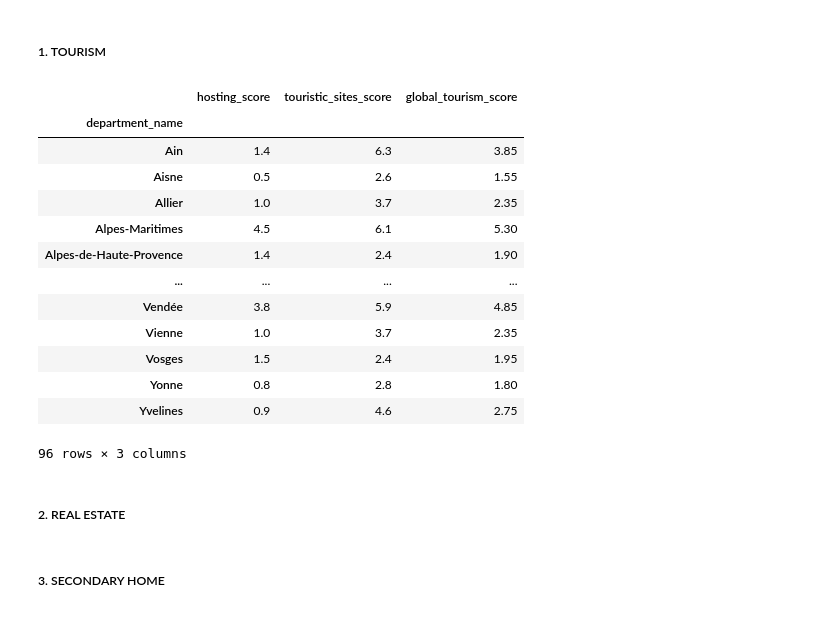
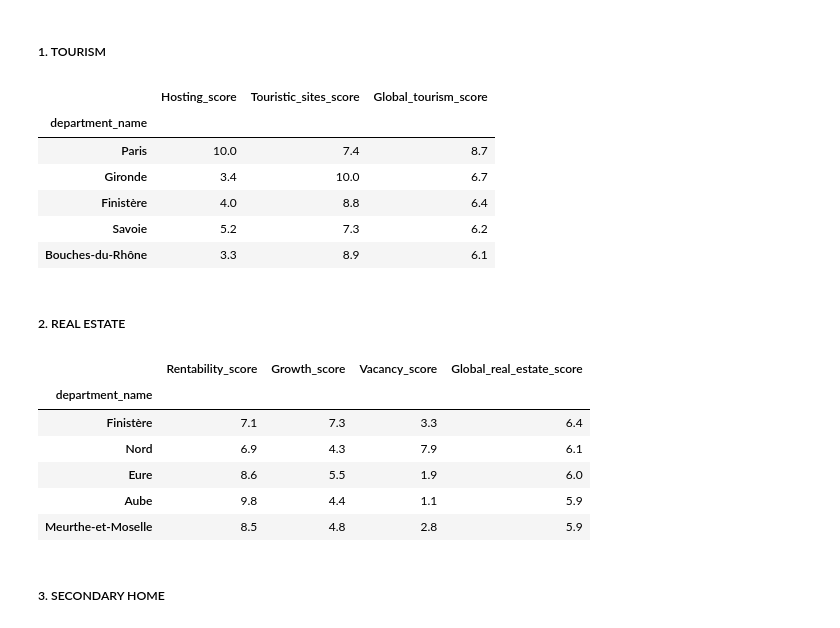
Before and after one commit to MChvtta/prello_scoring_system, a Jupyter notebook: notebooks/ES_Transformation.ipynb, the cells around one changed output. Cells and saved outputs as stored; diff of their text form; code cells hidden in the pictures.

```diff
--- a/notebooks/ES_Transformation.ipynb
+++ b/notebooks/ES_Transformation.ipynb
@@ -580,26 +922,34 @@ df_scaled_life_quality
 ##### 1. TOURISM
 # %%
 tourism_scoring = pd.DataFrame()
-tourism_scoring['hosting_score'] = df_scaled_tourism['ranking_hosting']*10
-tourism_scoring['touristic_sites_score'] = df_scaled_tourism['ranking_touristic_sites']*10
-tourism_scoring['global_tourism_score'] = round((tourism_scoring['hosting_score'] + tourism_scoring['touristic_sites_score'])/2,2)
-tourism_scoring
+tourism_scoring['Hosting_score'] = df_scaled_tourism['ranking_hosting']*10
+tourism_scoring['Touristic_sites_score'] = df_scaled_tourism['ranking_touristic_sites']*10
+tourism_scoring['Global_tourism_score'] = round((tourism_scoring['Hosting_score'] + tourism_scoring['Touristic_sites_score'])/2,1)
+tourism_scoring.sort_values("Global_tourism_score", ascending=False).head()
 # %% [output]
-|  | hosting_score | touristic_sites_score | global_tourism_score |
+|  | Hosting_score | Touristic_sites_score | Global_tourism_score |
 | department_name |  |  |  |
-| Ain | 1.4 | 6.3 | 3.85 |
-| Aisne | 0.5 | 2.6 | 1.55 |
-| Allier | 1.0 | 3.7 | 2.35 |
-| Alpes-Maritimes | 4.5 | 6.1 | 5.30 |
-| Alpes-de-Haute-Provence | 1.4 | 2.4 | 1.90 |
-| ... | ... | ... | ... |
-| Vendée | 3.8 | 5.9 | 4.85 |
-| Vienne | 1.0 | 3.7 | 2.35 |
-| Vosges | 1.5 | 2.4 | 1.95 |
-| Yonne | 0.8 | 2.8 | 1.80 |
-| Yvelines | 0.9 | 4.6 | 2.75 |
+| Paris | 10.0 | 7.4 | 8.7 |
+| Gironde | 3.4 | 10.0 | 6.7 |
+| Finistère | 4.0 | 8.8 | 6.4 |
+| Savoie | 5.2 | 7.3 | 6.2 |
+| Bouches-du-Rhône | 3.3 | 8.9 | 6.1 |
-96 rows × 3 columns
 # %% [markdown]
 ##### 2. REAL ESTATE
+# %%
+real_estate_scoring= pd.DataFrame()
+real_estate_scoring['Rentability_score'] = df_scaled_real_estate['yield_rate']*10
+real_estate_scoring['Growth_score'] = df_scaled_real_estate['price_m2_growth']*10
+real_estate_scoring['Vacancy_score'] = df_scaled_real_estate['nb_vacants_housing']*10
+real_estate_scoring['Global_real_estate_score'] = round((real_estate_scoring['Rentability_score'] + real_estate_scoring['Growth_score'] + (real_estate_scoring['Vacancy_score']/2))/2.5,1)
+real_estate_scoring.sort_values("Global_real_estate_score", ascending=False).head()
+# %% [output]
+|  | Rentability_score | Growth_score | Vacancy_score | Global_real_estate_score |
+| department_name |  |  |  |  |
+| Finistère | 7.1 | 7.3 | 3.3 | 6.4 |
+| Nord | 6.9 | 4.3 | 7.9 | 6.1 |
+| Eure | 8.6 | 5.5 | 1.9 | 6.0 |
+| Aube | 9.8 | 4.4 | 1.1 | 5.9 |
+| Meurthe-et-Moselle | 8.5 | 4.8 | 2.8 | 5.9 |
 # %% [markdown]
 ##### 3. SECONDARY HOME
```
Also changed, not shown: parts of 31 cells of this notebook, 1 other file.
